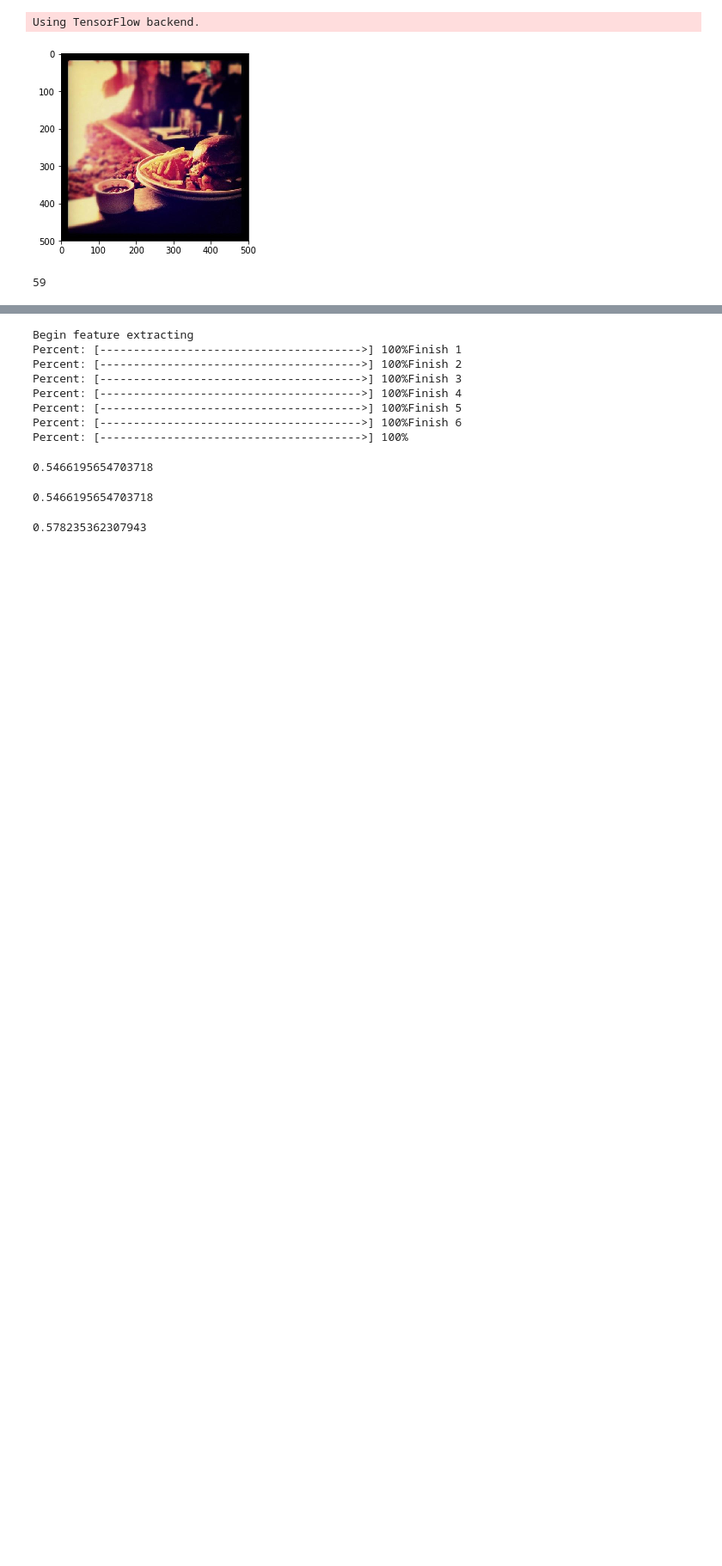
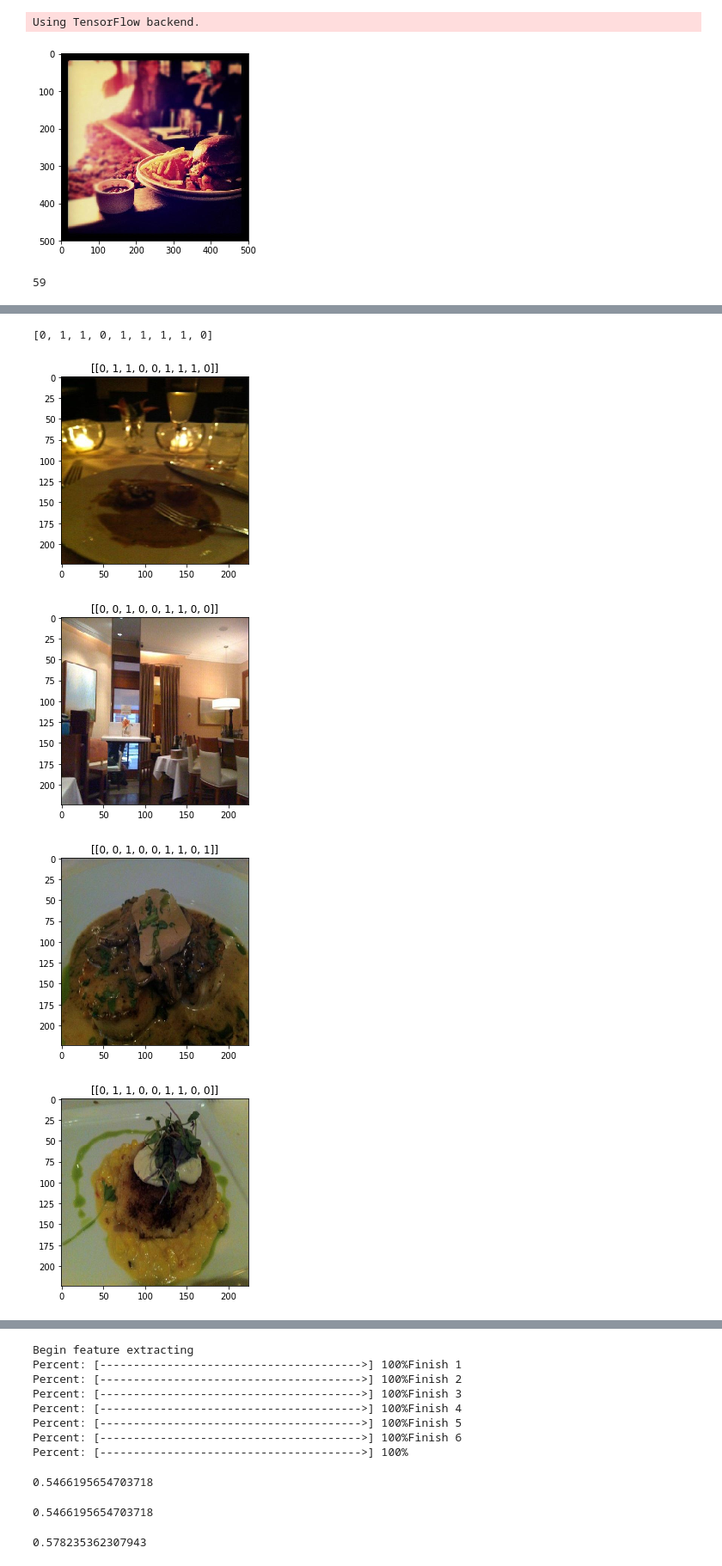
Before and after one commit to Mathison/Yelp-Restaurant-Photo-Classification, a Jupyter notebook: Model1-RNN.ipynb, the cells around one changed output, grey strips where cells are left out. Shown at 86% size. Cells and saved outputs as stored; diff of their text form; code cells hidden in the pictures; blank space fills up the shorter version.

```diff
--- a/Model1-RNN.ipynb
+++ b/Model1-RNN.ipynb
@@ -538,0 +571,6 @@ Finish training
+# %%
+count = 0
+for b_id in total[train_num:train_num+test_num]:
+    img_list = list(img_bus.loc[img_bus['business_id']==b_id]['photo_id'])
+    print('b_id is {0:1d}, number of photos is {1:1d}, index is {2:1d}'.format(b_id,len(img_list),count))
+    count+=1
@@ -538,0 +608,31 @@ Finish training
+# %%
+model_extractfeatures_vgg
+# %% [output]
+[0, 1, 1, 0, 1, 1, 1, 1, 0]
+# %%
+##################test the sample image
+def sample_map(model,model_extractfeatures,business_id,img_num):
+    #bus_feature = []
+    img_list = list(img_bus.loc[img_bus['business_id']==business_id]['photo_id'])
+    img_set = []
+    if len(img_list)>img_num:
+        num = img_num
+    else:
+        num = len(img_list)
+    for img in img_list[:num]:
+        test_img = cv2.imread(pho_path+'/'+str(img)+'.jpg')
+        #print(test_img)
+        x = cv2.cvtColor(test_img, cv2.COLOR_BGR2RGB)
+        x = cv2.resize(x,(224,224))
+        bus_feature = model_extractfeatures.predict(np.array([x]))
+        result,_ = model(var(bus_feature))
+        plt.imshow(x)
+        plt.title(str(get_result(result[0])))
+        plt.show()
+# %%
+sample_map(model,model_extractfeatures_vgg,1310,10)
+# %% [output]
+[figure, added]
+[figure, added]
+[figure, added]
+[figure, added]
```
Also changed, not shown: parts of 17 cells of this notebook.
